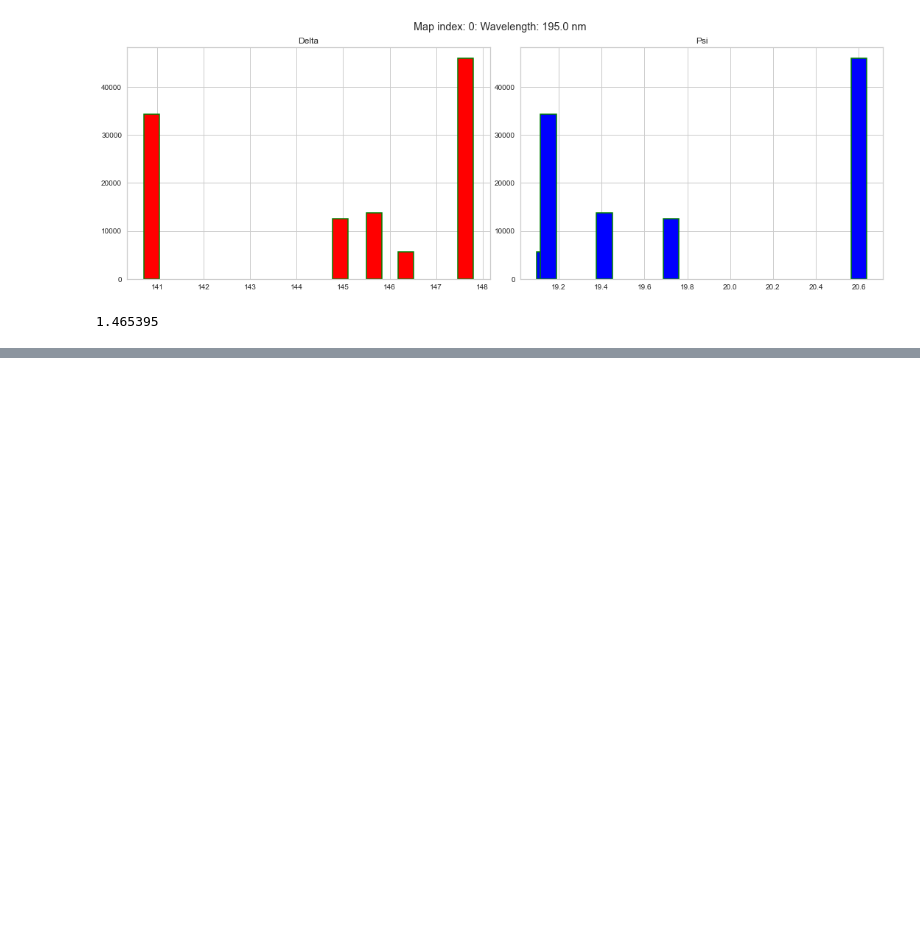
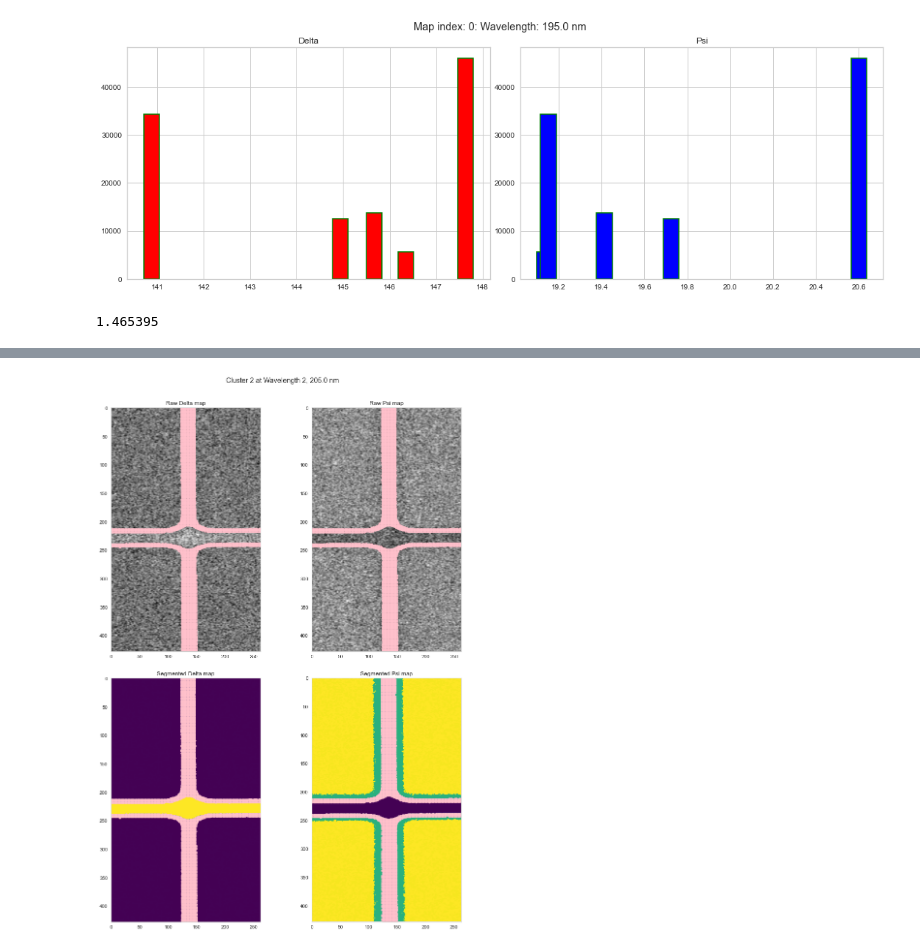
Before and after one commit to AnGodel/TFM_Image_segmentation_ellipsometric_maps, a Jupyter notebook: plotting_tests.ipynb, the cells around one changed output, grey strips where cells are left out. Cells and saved outputs as stored; diff of their text form; code cells hidden in the pictures; blank space fills up the shorter version.

```diff
--- a/plotting_tests.ipynb
+++ b/plotting_tests.ipynb
@@ -74,0 +113,44 @@ P_Cvalues.max() - P_Cvalues.min()
+# %%
+idxSelector = 2
+C_Selector = 2
+
+Dmap = xxx.AllShuffledStack[:,:,xxx.DeltaIndices[idxSelector]]
+Pmap = xxx.AllShuffledStack[:,:,xxx.PsiIndices[idxSelector]]
+DSegmap = xxx.segmentedShuffledStack[:,:,xxx.DeltaIndices[idxSelector]]
+PSegmap = xxx.segmentedShuffledStack[:,:,xxx.PsiIndices[idxSelector]]
+
+C_ys, C_xs = xxx.cluster_coordinates[C_Selector]
+
+fig, ((ax1, ax2), (ax3, ax4)) = plt.subplots(nrows=2,ncols=2, figsize=(12,16))
+fig.tight_layout(pad=3)
+fig.suptitle('Cluster {} at Wavelength {}, {} nm'.format(C_Selector,
+                                                         idxSelector,
+                                                         xxx.WLdict[idxSelector]),
+            y = 1.02)
+plt.ylim(ymin=xxx.dim1all, ymax=0)
+plt.xlim(xmin=0, xmax=xxx.dim2all)
+ax1.clear
+ax1.imshow(Dmap, cmap='gray')
+ax1.set_title('Raw Delta map')
+ax1.scatter(C_xs, C_ys, s=5, color='pink')
+ax1.grid(False)
+
+ax2.clear
+ax2.imshow(Pmap, cmap='gray')
+ax2.set_title('Raw Psi map')
+ax2.scatter(C_xs, C_ys, s=5, color='pink')
+ax2.grid(False)
+
+ax3.clear
+ax3.grid(False)
+ax3.imshow(DSegmap, cmap='viridis')
+ax3.set_title('Segmented Delta map')
+ax3.scatter(C_xs, C_ys, s=5, color='pink')
+
+ax4.clear
+ax4.imshow(PSegmap, cmap='viridis')
+ax4.set_title('Segmented Psi map')
+ax4.scatter(C_xs, C_ys, s=5, color='pink')
+ax4.grid(False)
+# %% [output]
+[figure, added]
```
Also changed, not shown: parts of 2 cells of this notebook, 2 other files.
